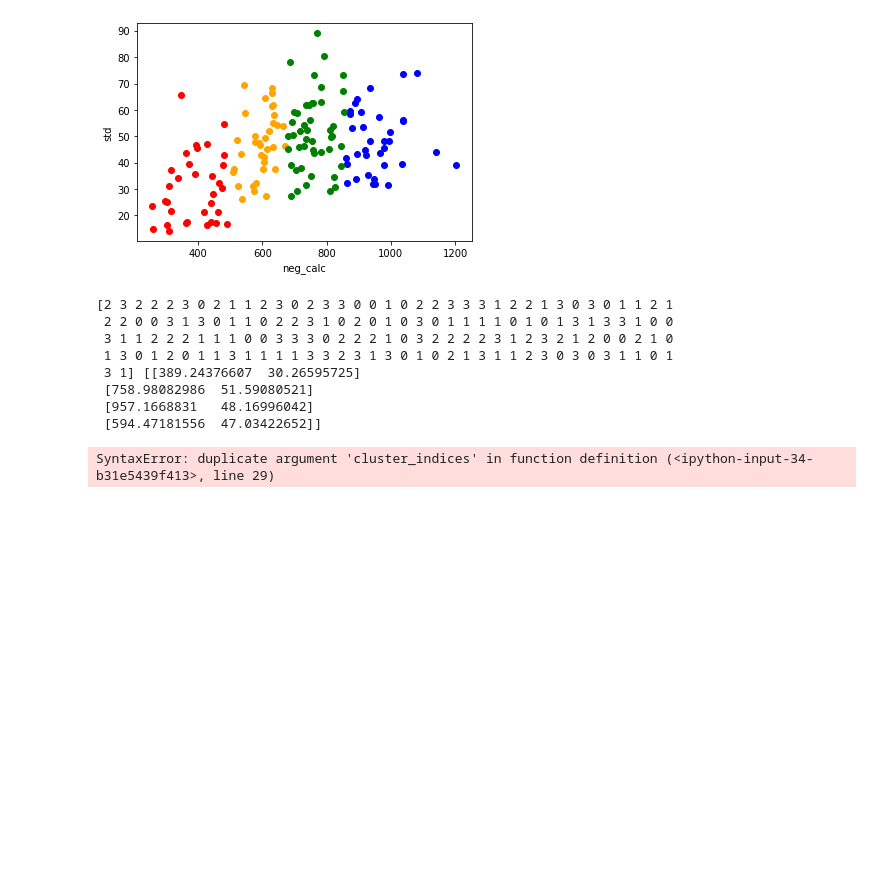
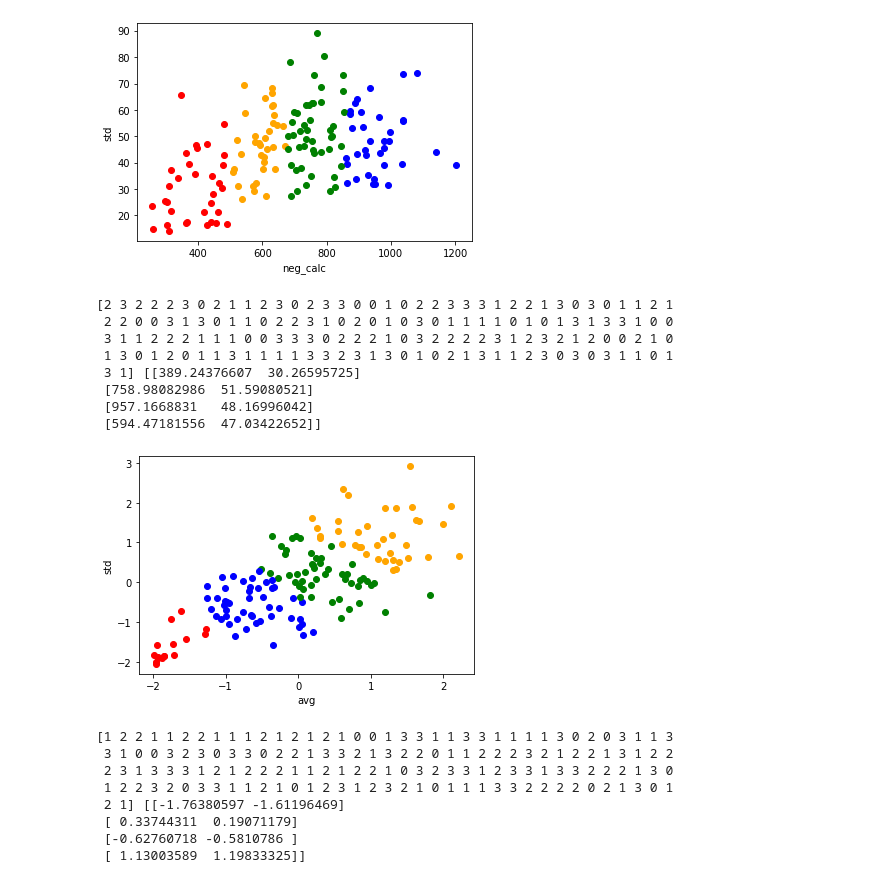
Before and after one commit to shlokmehrotra/gene_trace_classification, a Jupyter notebook: Gene_trace_classifier.ipynb, the cells around one changed output. Cells and saved outputs as stored; diff of their text form; code cells hidden in the pictures; blank space fills up the shorter version.

```diff
--- a/Gene_trace_classifier.ipynb
+++ b/Gene_trace_classifier.ipynb
@@ -186,37 +186,48 @@ print(cluster_indices, cluster_centers)
 def visualization(xarr, yarr, indices, centers, feat1, feat2):
     #Note account for the different colors required depending on number of clusters
     #For the optional graph visualization when comparing features
     tempcolor_arr = ["red", "green", "blue", "orange", "purple", "pink"]
     for x in range(len(xarr)):
         plt.scatter(xarr[x], yarr[x], color=tempcolor_arr[indices[x]])
     plt.xlabel(str(feat1))
     plt.ylabel(str(feat2))
     plt.show()
 def k_means_compare(feat1, feat2, gene, clusters = 2, vis = False, normalization = False):
     xarr = featuresdf.loc[featuresdf["gene_id"] == str(gene), feat1].to_numpy()
     yarr = featuresdf.loc[featuresdf["gene_id"] == str(gene), feat2].to_numpy()
     if(normalization == True):
         xarr = [(x - np.mean(xarr)) / np.std(xarr) for x in xarr]
         yarr = [(y - np.mean(yarr)) / np.std(yarr) for y  in yarr]
     comparitive_df = pd.DataFrame({
         'x': xarr,
         'y': yarr
     })
     kmeans = KMeans(n_clusters=clusters, random_state=0).fit(comparitive_df)
     indices = kmeans.predict(comparitive_df)
     centers = kmeans.cluster_centers_
     if(vis == True):
         visualization(xarr, yarr, indices, centers, feat1, feat2)
     return (indices, centers)
-def calc_cluster_strength(xarr, yarr, cluster_indices, cluster_indices, cluster_centers):
+
+def calc_cluster_strength(xarr, yarr, cluster_indices, cluster_centers):
     rv = 0
-    for x in range(len(cluster_indices)): #total things idfk
-        rv += math.sqrt((xarr[x] - cluster_centers[cluster_indices[x][0]])**2)
-        rv += math.sqrt((xarr[x] - cluster_centers[cluster_indices[x][1]])**2)
+    for x in range(len(cluster_indices)):
+        rv = rv + math.sqrt((xarr[x] - cluster_centers[cluster_indices[x][0]])**2)
+        rv = rv + math.sqrt((yarr[x] - cluster_centers[cluster_indices[x][1]])**2)
     return rv
-
-cluster_indices, cluster_centers = k_means_compare("neg_calc", "std", "1", clusters = 4, vis = True, normalization = True)
+cluster_indices, cluster_centers = k_means_compare("avg", "std", "1", clusters = 4, vis = True, normalization = True)
 #normalization should be used if calculating strength of clusters
 print(cluster_indices, cluster_centers)
+#n number of clusters
+#automating selection of optimal clusters
+#BIC/AIC -> find best number of clusters to model data
 # %% [output]
+[figure, added]
-SyntaxError: duplicate argument 'cluster_indices' in function definition (<ipython-input-34-b31e5439f413>, line 29)
+[1 2 2 1 1 2 2 1 1 1 2 1 2 1 2 1 0 0 1 3 3 1 1 3 3 1 1 1 1 3 0 2 0 3 1 1 3
+ 3 1 0 0 3 2 3 0 3 3 0 2 2 1 3 3 2 1 3 2 2 0 1 1 2 2 2 3 2 1 2 2 1 3 1 2 2
+ 2 3 1 3 3 3 1 2 1 2 2 2 1 1 2 1 2 2 1 0 3 2 3 3 1 2 3 3 1 3 3 2 2 2 1 3 0
+ 1 2 2 3 2 0 3 3 1 1 2 1 0 1 2 3 1 2 3 2 1 0 1 1 1 3 3 2 2 2 2 0 2 1 3 0 1
+ 2 1] [[-1.76380597 -1.61196469]
+ [ 0.33744311  0.19071179]
+ [-0.62760718 -0.5810786 ]
+ [ 1.13003589  1.19833325]]
```
Also changed, not shown: parts of 3 cells of this notebook.
